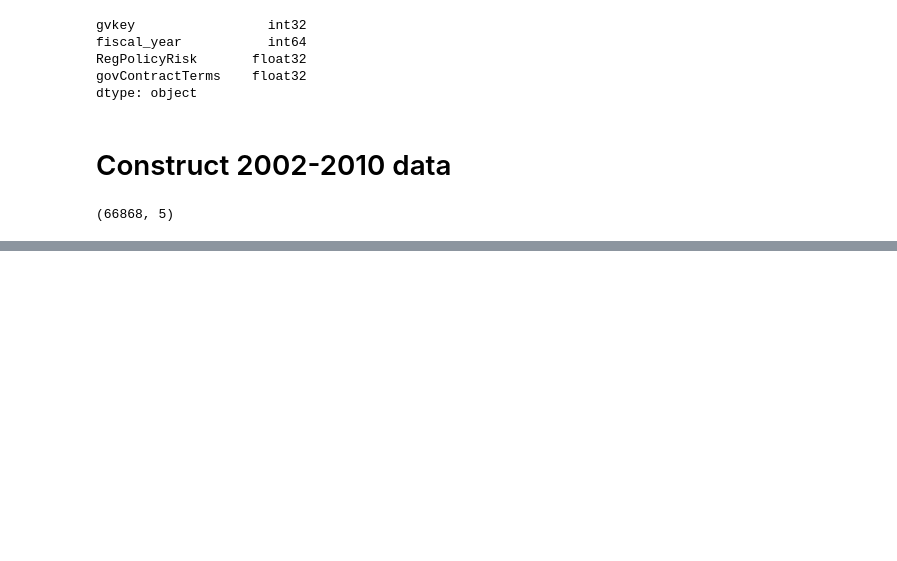
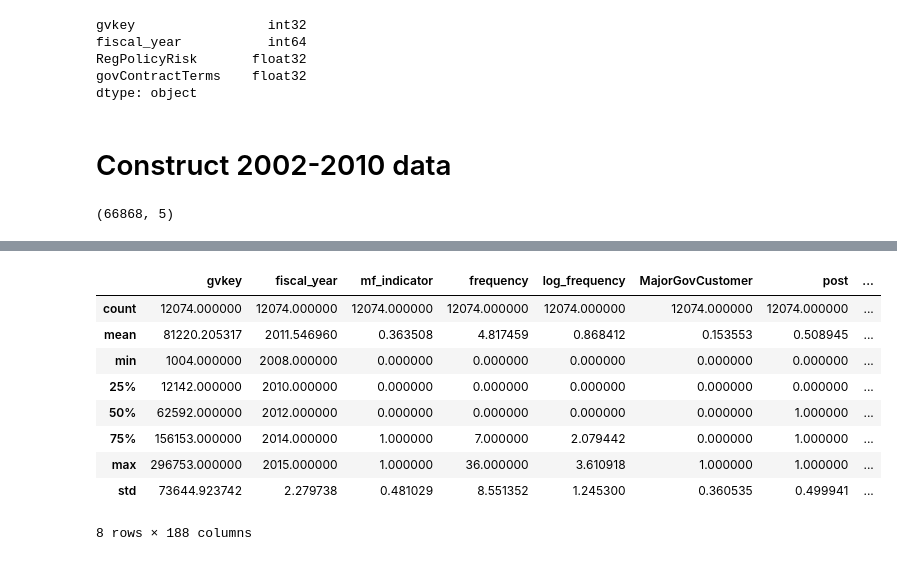
Before and after one commit to wangyouan/STOCKAct, a Jupyter notebook: Notebook/ConstructRegressionData.ipynb, the cells around one changed output, grey strips where cells are left out. Cells and saved outputs as stored; diff of their text form; code cells hidden in the pictures; blank space fills up the shorter version.

Commit message:
update code for gov exposure

```diff
--- a/Notebook/ConstructRegressionData.ipynb
+++ b/Notebook/ConstructRegressionData.ipynb
@@ -900,0 +903,6 @@ df_full.to_stata(os.path.join(const.RESULT_PATH, '20250516_2002_2010_regression_
+# %%
+reg_df: DataFrame = pd.read_stata(os.path.join(const.RESULT_PATH, '20250501_stock_act_data_v1.dta'))
+gov_expo_df: DataFrame = pd.read_csv(os.path.join(const.DATABASE_PATH, r'textual analysis measure\Regulatory Costs\Government Exposure',
+                                                  'AGH_Data_20211217.csv'))
+reg_intensity_df: DataFrame = pd.read_stata(os.path.join(const.DATABASE_PATH, r'textual analysis measure\Regulatory Costs\regulatory intensity files',
+                                                         'regulatory intensity (year-firm).dta'))
@@ -900,0 +951,8 @@ df_full.to_stata(os.path.join(const.RESULT_PATH, '20250516_2002_2010_regression_
+# %%
+gov_expo_df['gov_exposure'] = gov_expo_df['total'] / gov_expo_df['length']
+gov_expo_df_valid = gov_expo_df[[const.GVKEY, 'fyear', 'gov_exposure']].rename(columns={'fyear': const.YEAR}).drop_duplicates(
+    subset=[const.GVKEY, const.YEAR], keep='first')
+reg_intensity_df.rename(columns={'year': const.YEAR}, inplace=True)
+# %%
+reg_df2: DataFrame = reg_df.merge(gov_expo_df_valid, on=[const.GVKEY, const.YEAR], how='left').merge(
+    reg_intensity_df, on=[const.GVKEY, const.YEAR], how='left')
@@ -900,0 +973,13 @@ df_full.to_stata(os.path.join(const.RESULT_PATH, '20250516_2002_2010_regression_
+# %%
+reg_df2.describe()
+# %% [output]
+|  | gvkey | fiscal_year | mf_indicator | frequency | log_frequency | MajorGovCustomer | post | ... |
+| count | 12074.000000 | 12074.000000 | 12074.000000 | 12074.000000 | 12074.000000 | 12074.000000 | 12074.000000 | ... |
+| mean | 81220.205317 | 2011.546960 | 0.363508 | 4.817459 | 0.868412 | 0.153553 | 0.508945 | ... |
+| min | 1004.000000 | 2008.000000 | 0.000000 | 0.000000 | 0.000000 | 0.000000 | 0.000000 | ... |
+| 25% | 12142.000000 | 2010.000000 | 0.000000 | 0.000000 | 0.000000 | 0.000000 | 0.000000 | ... |
+| 50% | 62592.000000 | 2012.000000 | 0.000000 | 0.000000 | 0.000000 | 0.000000 | 1.000000 | ... |
+| 75% | 156153.000000 | 2014.000000 | 1.000000 | 7.000000 | 2.079442 | 0.000000 | 1.000000 | ... |
+| max | 296753.000000 | 2015.000000 | 1.000000 | 36.000000 | 3.610918 | 1.000000 | 1.000000 | ... |
+| std | 73644.923742 | 2.279738 | 0.481029 | 8.551352 | 1.245300 | 0.360535 | 0.499941 | ... |
+8 rows × 188 columns
```
Also changed, not shown: parts of 11 cells of this notebook.
